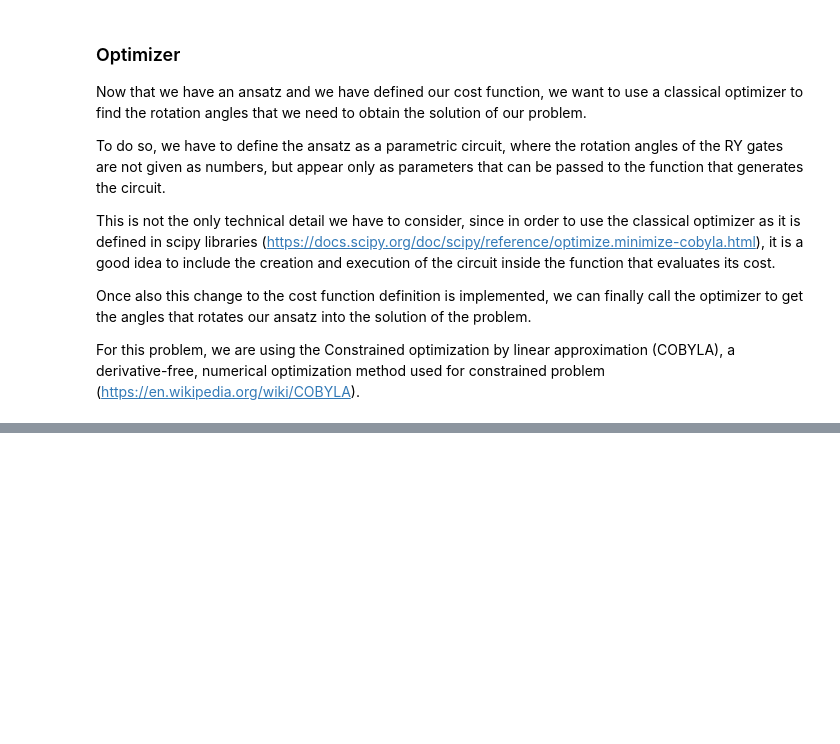
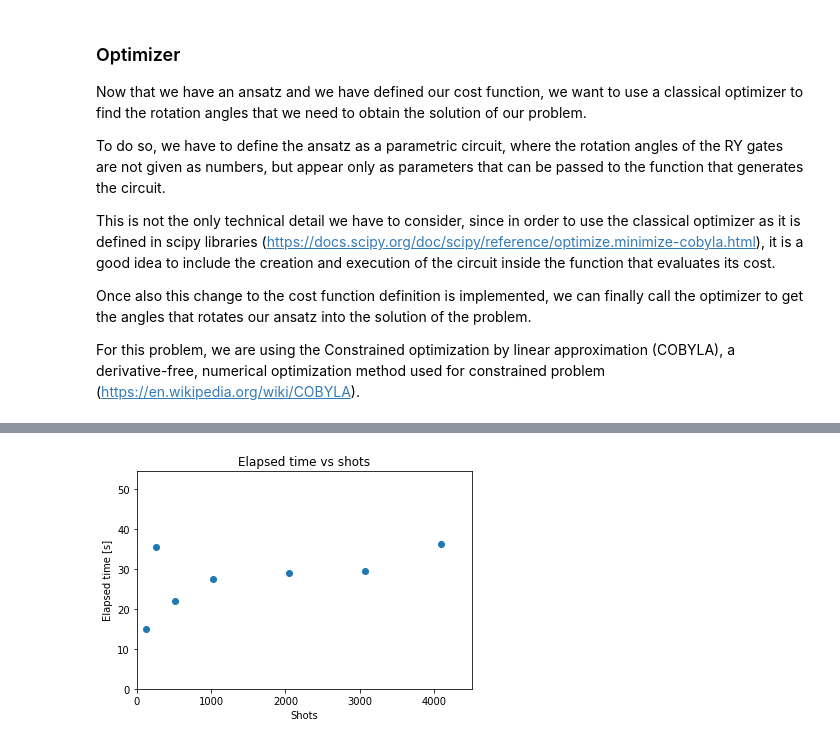
Before and after one commit to NTrevisani/DataScienceMaster, a Jupyter notebook: TFM/MaxCut/Max_Cut.ipynb, the cells around one changed output, grey strips where cells are left out. Cells and saved outputs as stored; diff of their text form; code cells hidden in the pictures; blank space fills up the shorter version.

```diff
--- a/TFM/MaxCut/Max_Cut.ipynb
+++ b/TFM/MaxCut/Max_Cut.ipynb
@@ -1023,0 +1013,9 @@ res.
+# %%
+# Elapsed time vs shots
+scatter_plot(x      = nshots,
+             y      = ntimes,
+             title  = "Elapsed time vs shots",
+             xlabel = "Shots",
+             ylabel = "Elapsed time [s]")
+# %% [output]
+[figure, added]
```
Also changed, not shown: parts of 47 cells of this notebook.
